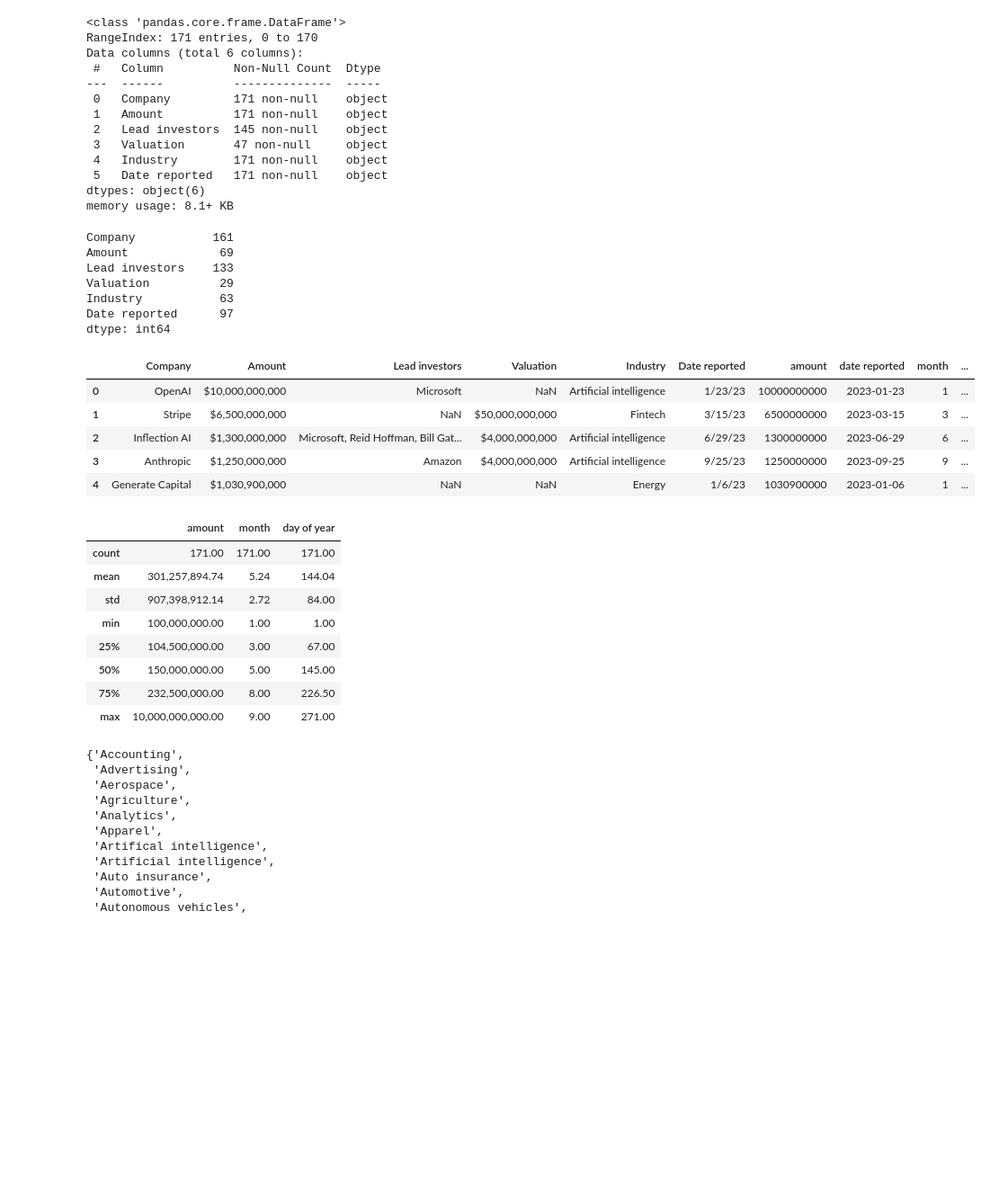
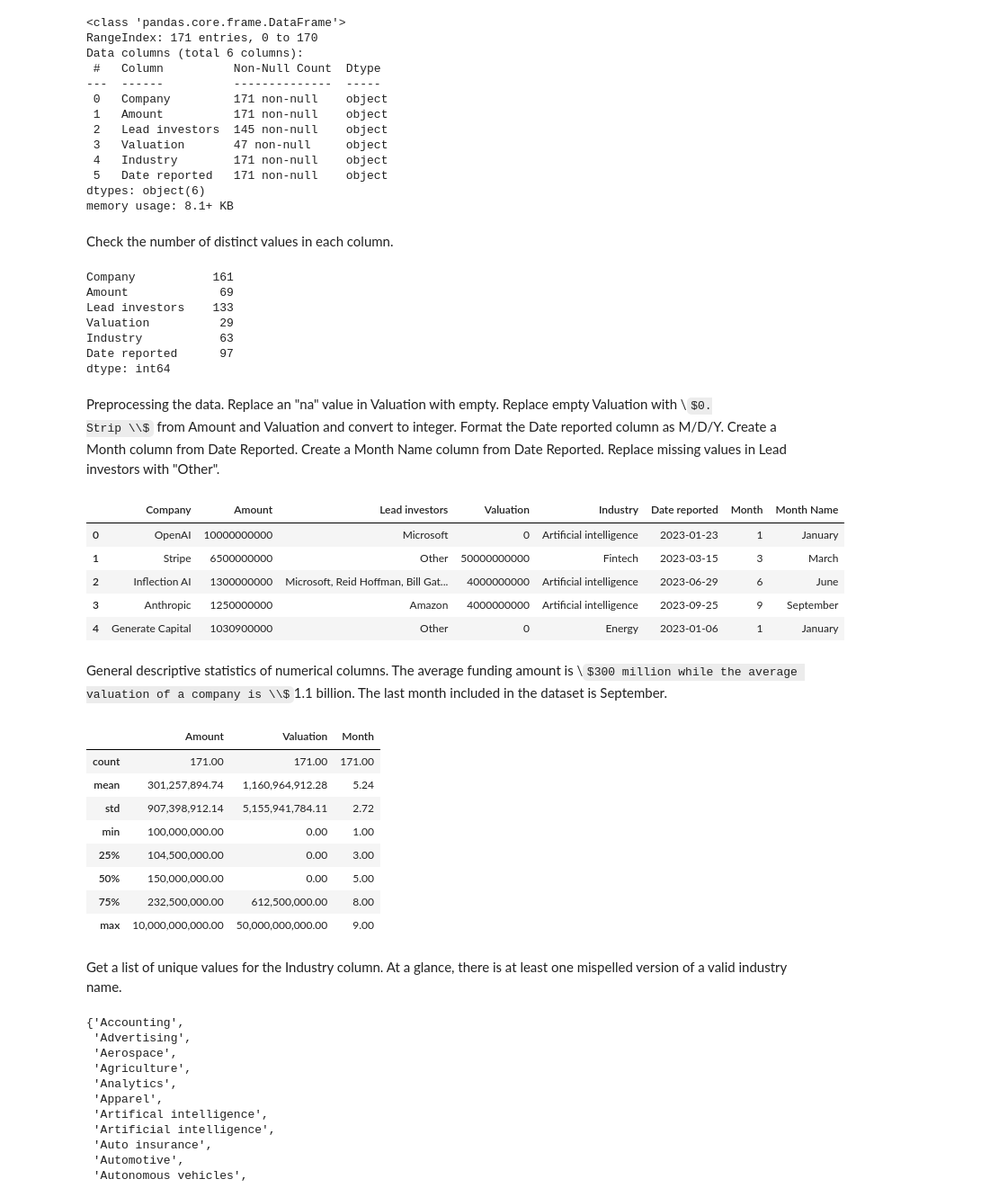
Before and after one commit to Cogabi/Largest-US-Venture-Funding-Deals-Of-2023, a Jupyter notebook: Analysis.ipynb, the cells around one changed output. Shown: that part at 90% size. Drawn from its saved outputs; the diff is of its cells as text; code cells hidden in the pictures; some formulas as TeX source; blank space fills up the shorter version.

```diff
--- a/Analysis.ipynb
+++ b/Analysis.ipynb
@@ -30,6 +37,8 @@ Data columns (total 6 columns):
  5   Date reported   171 non-null    object
 dtypes: object(6)
 memory usage: 8.1+ KB
+# %% [markdown]
+Check the number of distinct values in each column.
 # %%
 df.nunique()
 # %% [output]
@@ -40,33 +49,51 @@ Valuation          29
 Industry           63
 Date reported      97
 dtype: int64
+# %% [markdown]
+Preprocessing the data.
+Replace an "na" value in Valuation with empty.
+Replace empty Valuation with \\$0.
+Strip \\$ from Amount and Valuation and convert to integer.
+Format the Date reported column as M/D/Y.
+Create a Month column from Date Reported.
+Create a Month Name column from Date Reported.
+Replace missing values in Lead investors with "Other".
 # %%
-df['amount'] = df['Amount'].str.replace('[$,]', '', regex=True).astype(np.int64)
-df['date reported'] = pd.to_datetime(df['Date reported'], format='%m/%d/%y')
-df['month'] = df['date reported'].dt.month
-df['day of year'] = df['date reported'].dt.dayofyear
-df['month name'] = df['date reported'].dt.month_name()
+df['Valuation'].replace('na', float('nan'), inplace=True)
+df['Valuation'].fillna('$0', inplace=True)
+df['Amount'] = df['Amount'].str.replace('[$,]', '', regex=True).astype(np.int64)
+df['Valuation'] = df['Valuation'].str.replace('[$,]', '', regex=True).astype(np.int64)
+df['Date reported'] = pd.to_datetime(df['Date reported'], format='%m/%d/%y')
+df['Month'] = df['Date reported'].dt.month
+df['Month Name'] = df['Date reported'].dt.month_name()
+df['Lead investors'].fillna('Other', inplace=True)
 df.head()
 # %% [output]
-|  | Company | Amount | Lead investors | Valuation | Industry | Date reported | amount | date reported | month | ... |
-| 0 | OpenAI | $10,000,000,000 | Microsoft | NaN | Artificial intelligence | 1/23/23 | 10000000000 | 2023-01-23 | 1 | ... |
-| 1 | Stripe | $6,500,000,000 | NaN | $50,000,000,000 | Fintech | 3/15/23 | 6500000000 | 2023-03-15 | 3 | ... |
-| 2 | Inflection AI | $1,300,000,000 | Microsoft, Reid Hoffman, Bill Gat... | $4,000,000,000 | Artificial intelligence | 6/29/23 | 1300000000 | 2023-06-29 | 6 | ... |
-| 3 | Anthropic | $1,250,000,000 | Amazon | $4,000,000,000 | Artificial intelligence | 9/25/23 | 1250000000 | 2023-09-25 | 9 | ... |
-| 4 | Generate Capital | $1,030,900,000 | NaN | NaN | Energy | 1/6/23 | 1030900000 | 2023-01-06 | 1 | ... |
+|  | Company | Amount | Lead investors | Valuation | Industry | Date reported | Month | Month Name |
+| 0 | OpenAI | 10000000000 | Microsoft | 0 | Artificial intelligence | 2023-01-23 | 1 | January |
+| 1 | Stripe | 6500000000 | Other | 50000000000 | Fintech | 2023-03-15 | 3 | March |
+| 2 | Inflection AI | 1300000000 | Microsoft, Reid Hoffman, Bill Gat... | 4000000000 | Artificial intelligence | 2023-06-29 | 6 | June |
+| 3 | Anthropic | 1250000000 | Amazon | 4000000000 | Artificial intelligence | 2023-09-25 | 9 | September |
+| 4 | Generate Capital | 1030900000 | Other | 0 | Energy | 2023-01-06 | 1 | January |
+# %% [markdown]
+General descriptive statistics of numerical columns.
+The average funding amount is \\$300 million while the average valuation of a company is \\$1.1 billion. The last month included in the dataset is September.
 # %%
 numerical_features = df.select_dtypes(include=[np.number])
 numerical_features.describe()
 # %% [output]
-|  | amount | month | day of year |
+|  | Amount | Valuation | Month |
 | count | 171.00 | 171.00 | 171.00 |
-| mean | 301,257,894.74 | 5.24 | 144.04 |
-| std | 907,398,912.14 | 2.72 | 84.00 |
-| min | 100,000,000.00 | 1.00 | 1.00 |
-| 25% | 104,500,000.00 | 3.00 | 67.00 |
-| 50% | 150,000,000.00 | 5.00 | 145.00 |
-| 75% | 232,500,000.00 | 8.00 | 226.50 |
-| max | 10,000,000,000.00 | 9.00 | 271.00 |
+| mean | 301,257,894.74 | 1,160,964,912.28 | 5.24 |
+| std | 907,398,912.14 | 5,155,941,784.11 | 2.72 |
+| min | 100,000,000.00 | 0.00 | 1.00 |
+| 25% | 104,500,000.00 | 0.00 | 3.00 |
+| 50% | 150,000,000.00 | 0.00 | 5.00 |
+| 75% | 232,500,000.00 | 612,500,000.00 | 8.00 |
+| max | 10,000,000,000.00 | 50,000,000,000.00 | 9.00 |
+# %% [markdown]
+Get a list of unique values for the Industry column.
+At a glance, there is at least one mispelled version of a valid industry name.
 # %%
 set(df['Industry'].unique())
 # %% [output]
```
Also changed, not shown: parts of 15 cells of this notebook.
